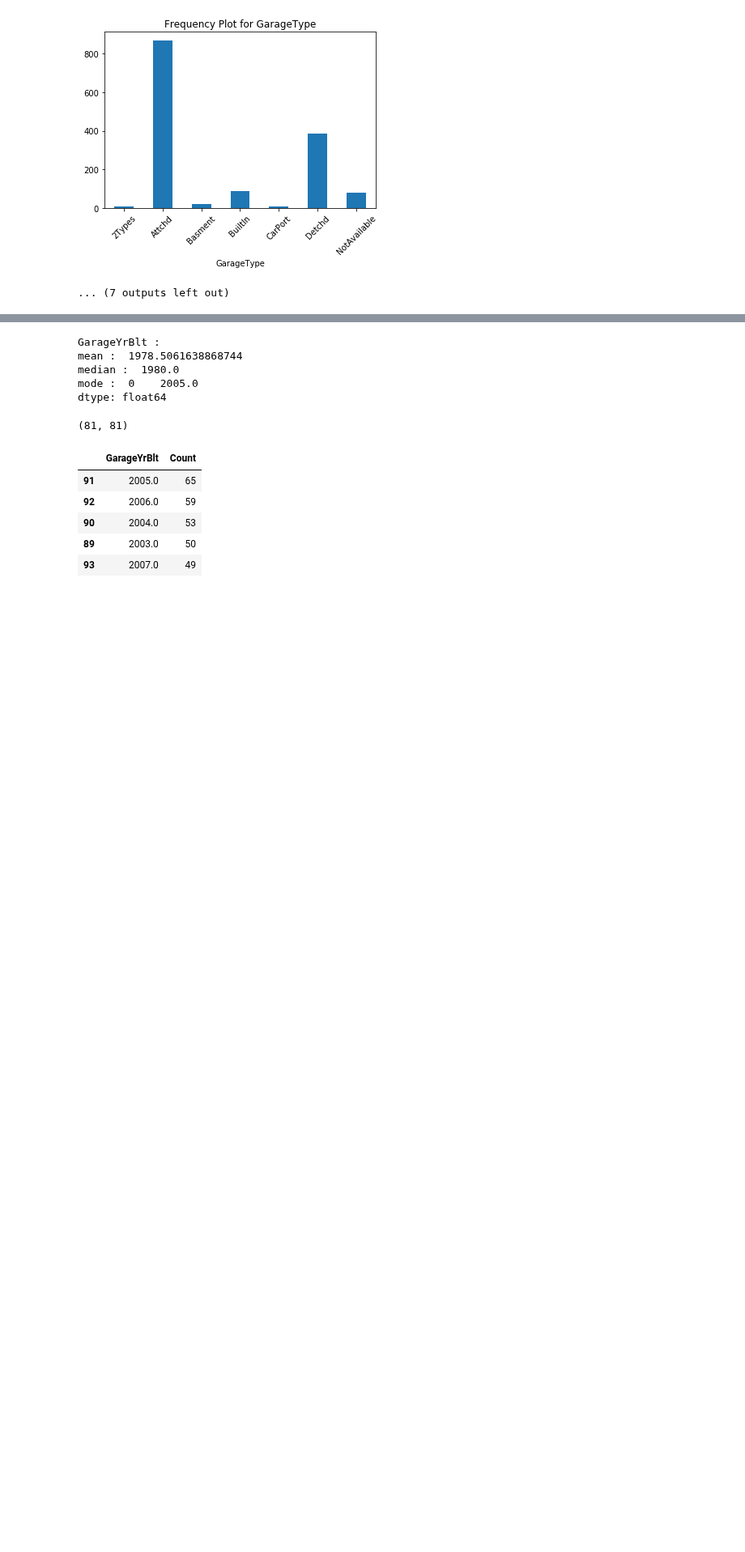
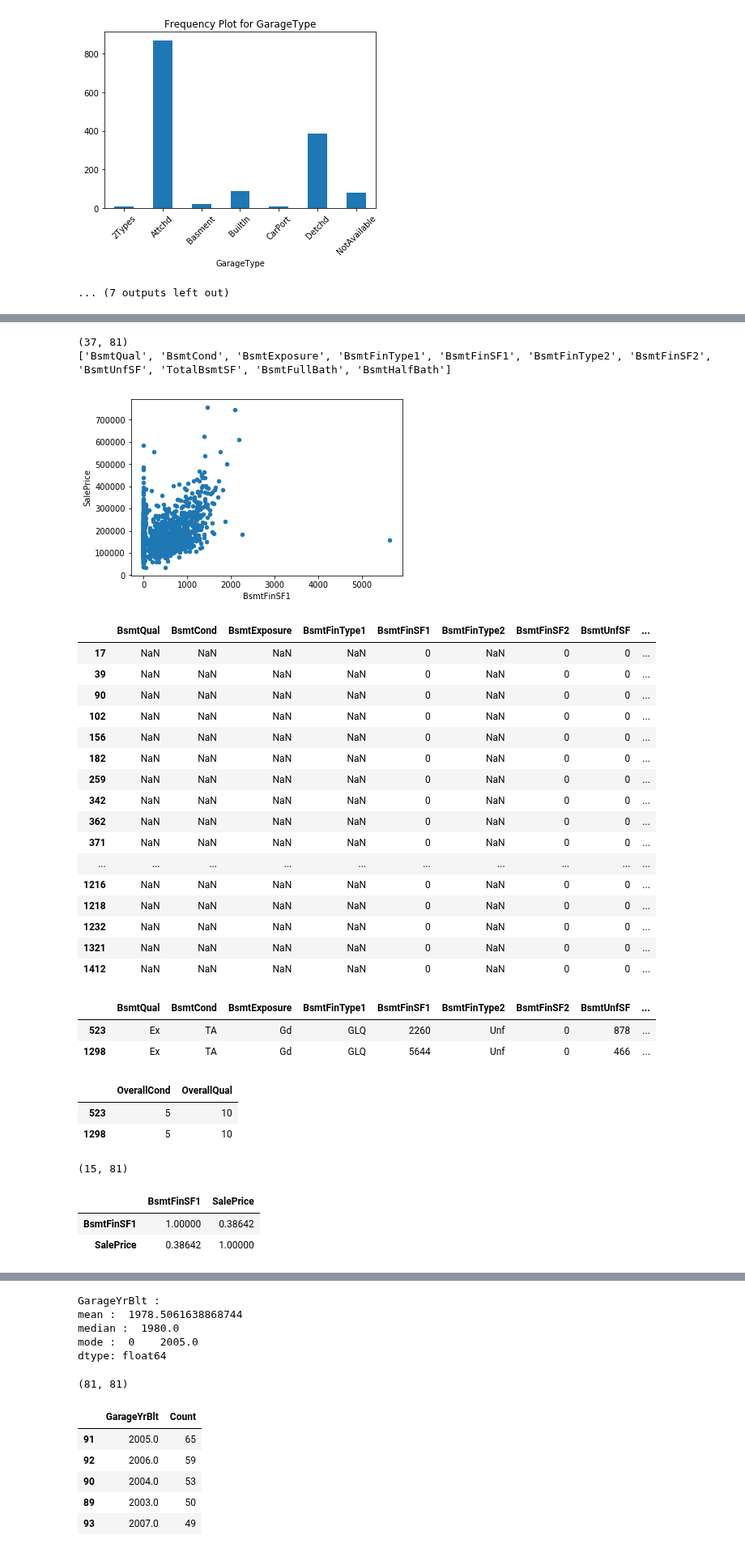
Before and after one commit to PadmarajBhat/Kaggle-Dataset-Exploration, a Jupyter notebook: House Prices- Advanced Regression Techniques/Data Wrangling/House Prices - ART(Wrangling).ipynb, the cells around one changed output, grey strips where cells are left out. Shown at 81% size. Cells and saved outputs as stored; diff of their text form; code cells hidden in the pictures; blank space fills up the shorter version.

```diff
--- a/House Prices- Advanced Regression Techniques/Data Wrangling/House Prices - ART(Wrangling).ipynb
+++ b/House Prices- Advanced Regression Techniques/Data Wrangling/House Prices - ART(Wrangling).ipynb
@@ -115,0 +332,50 @@ False
+# %%
+def bsmtWrangling():
+    df = pd.read_csv('train.csv')
+    print(df[df.BsmtQual.isna()].shape)
+    bsmt_columns = [x for x in list(df) if 'Bsmt' in x]
+    print (bsmt_columns)
+    df.plot.scatter('BsmtFinSF1','SalePrice')
+    plt.show()
+    display.display(df[bsmt_columns][df.BsmtQual.isna()])
+
+    df[(df.BsmtFinSF1 < 2000) | (df.SalePrice > 200000)].plot.scatter('BsmtFinSF1','SalePrice')
+    display.display(df[(df.BsmtFinSF1 > 2000) & (df.SalePrice < 200000)][bsmt_columns])
+    display.display(df[(df.BsmtFinSF1 > 2000) & (df.SalePrice < 200000)][['OverallCond','OverallQual']])
+    display.display(df[(df.OverallCond == 5) & (df.OverallQual == 10)].shape)
+
+    display.display(df[['BsmtFinSF1','SalePrice']].corr())
+    display.display(df[['BsmtFinSF1','SalePrice']][(df.BsmtFinSF1 < 2000) | (df.SalePrice > 200000)].corr())
+
+bsmtWrangling()
+# %% [output]
+(37, 81)
+['BsmtQual', 'BsmtCond', 'BsmtExposure', 'BsmtFinType1', 'BsmtFinSF1', 'BsmtFinType2', 'BsmtFinSF2', 'BsmtUnfSF', 'TotalBsmtSF', 'BsmtFullBath', 'BsmtHalfBath']
+[figure, added]
+|  | BsmtQual | BsmtCond | BsmtExposure | BsmtFinType1 | BsmtFinSF1 | BsmtFinType2 | BsmtFinSF2 | BsmtUnfSF | ... |
+| 17 | NaN | NaN | NaN | NaN | 0 | NaN | 0 | 0 | ... |
+| 39 | NaN | NaN | NaN | NaN | 0 | NaN | 0 | 0 | ... |
+| 90 | NaN | NaN | NaN | NaN | 0 | NaN | 0 | 0 | ... |
+| 102 | NaN | NaN | NaN | NaN | 0 | NaN | 0 | 0 | ... |
+| 156 | NaN | NaN | NaN | NaN | 0 | NaN | 0 | 0 | ... |
+| 182 | NaN | NaN | NaN | NaN | 0 | NaN | 0 | 0 | ... |
+| 259 | NaN | NaN | NaN | NaN | 0 | NaN | 0 | 0 | ... |
+| 342 | NaN | NaN | NaN | NaN | 0 | NaN | 0 | 0 | ... |
+| 362 | NaN | NaN | NaN | NaN | 0 | NaN | 0 | 0 | ... |
+| 371 | NaN | NaN | NaN | NaN | 0 | NaN | 0 | 0 | ... |
+| ... | ... | ... | ... | ... | ... | ... | ... | ... | ... |
+| 1216 | NaN | NaN | NaN | NaN | 0 | NaN | 0 | 0 | ... |
+| 1218 | NaN | NaN | NaN | NaN | 0 | NaN | 0 | 0 | ... |
+| 1232 | NaN | NaN | NaN | NaN | 0 | NaN | 0 | 0 | ... |
+| 1321 | NaN | NaN | NaN | NaN | 0 | NaN | 0 | 0 | ... |
+| 1412 | NaN | NaN | NaN | NaN | 0 | NaN | 0 | 0 | ... |
+|  | BsmtQual | BsmtCond | BsmtExposure | BsmtFinType1 | BsmtFinSF1 | BsmtFinType2 | BsmtFinSF2 | BsmtUnfSF | ... |
+| 523 | Ex | TA | Gd | GLQ | 2260 | Unf | 0 | 878 | ... |
+| 1298 | Ex | TA | Gd | GLQ | 5644 | Unf | 0 | 466 | ... |
+|  | OverallCond | OverallQual |
+| 523 | 5 | 10 |
+| 1298 | 5 | 10 |
+(15, 81)
+|  | BsmtFinSF1 | SalePrice |
+| BsmtFinSF1 | 1.00000 | 0.38642 |
+| SalePrice | 0.38642 | 1.00000 |
```
Also changed, not shown: parts of 41 cells of this notebook.
